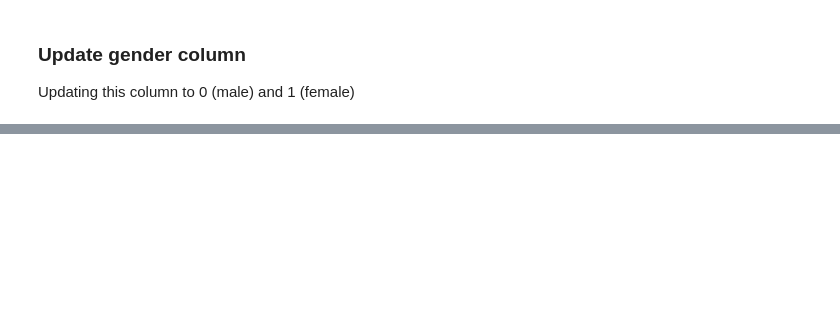
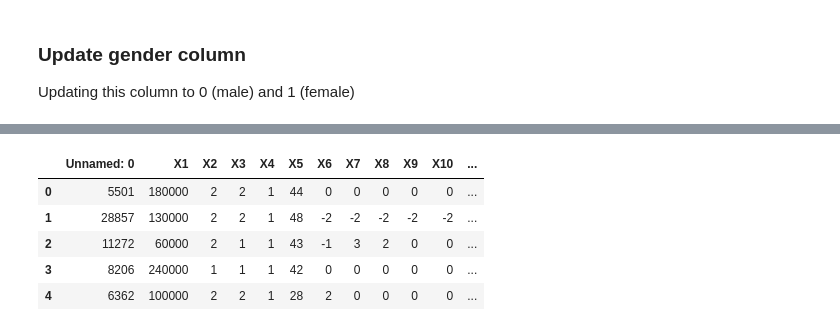
Before and after one commit to Astroraf/cc_default_prediction_model, a Jupyter notebook: notebooks/default_payment_eda.ipynb, the cells around one changed output, grey strips where cells are left out. Saved outputs shown, nothing was run; the diff lists cells and outputs as text; code cells hidden in the pictures; blank space fills up the shorter version.

```diff
--- a/notebooks/default_payment_eda.ipynb
+++ b/notebooks/default_payment_eda.ipynb
@@ -401,0 +329,11 @@ what does it mean when there are 0 bills but a payment is made? Also if there ar
+# %%
+holdout_df = pd.read_csv(r"..\data\holdout_data.csv")
+# %%
+holdout_df.head()
+# %% [output]
+|  | Unnamed: 0 | X1 | X2 | X3 | X4 | X5 | X6 | X7 | X8 | X9 | X10 | ... |
+| 0 | 5501 | 180000 | 2 | 2 | 1 | 44 | 0 | 0 | 0 | 0 | 0 | ... |
+| 1 | 28857 | 130000 | 2 | 2 | 1 | 48 | -2 | -2 | -2 | -2 | -2 | ... |
+| 2 | 11272 | 60000 | 2 | 1 | 1 | 43 | -1 | 3 | 2 | 0 | 0 | ... |
+| 3 | 8206 | 240000 | 1 | 1 | 1 | 42 | 0 | 0 | 0 | 0 | 0 | ... |
+| 4 | 6362 | 100000 | 2 | 2 | 1 | 28 | 2 | 0 | 0 | 0 | 0 | ... |
```
Also changed, not shown: parts of 58 cells of this notebook, 3 other files.
